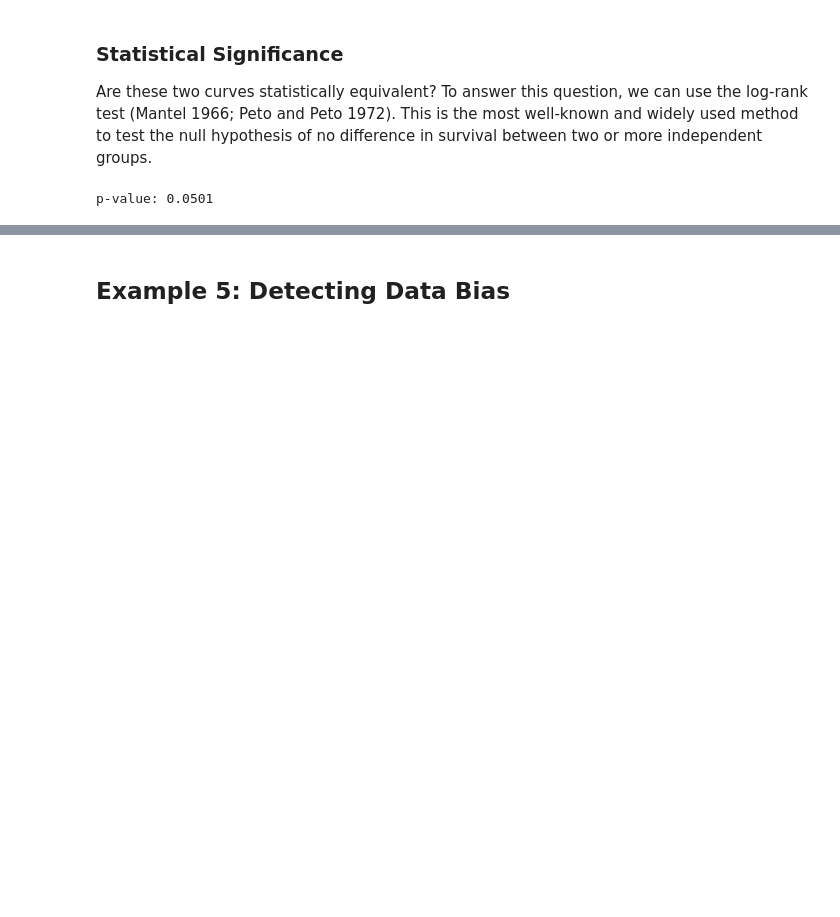
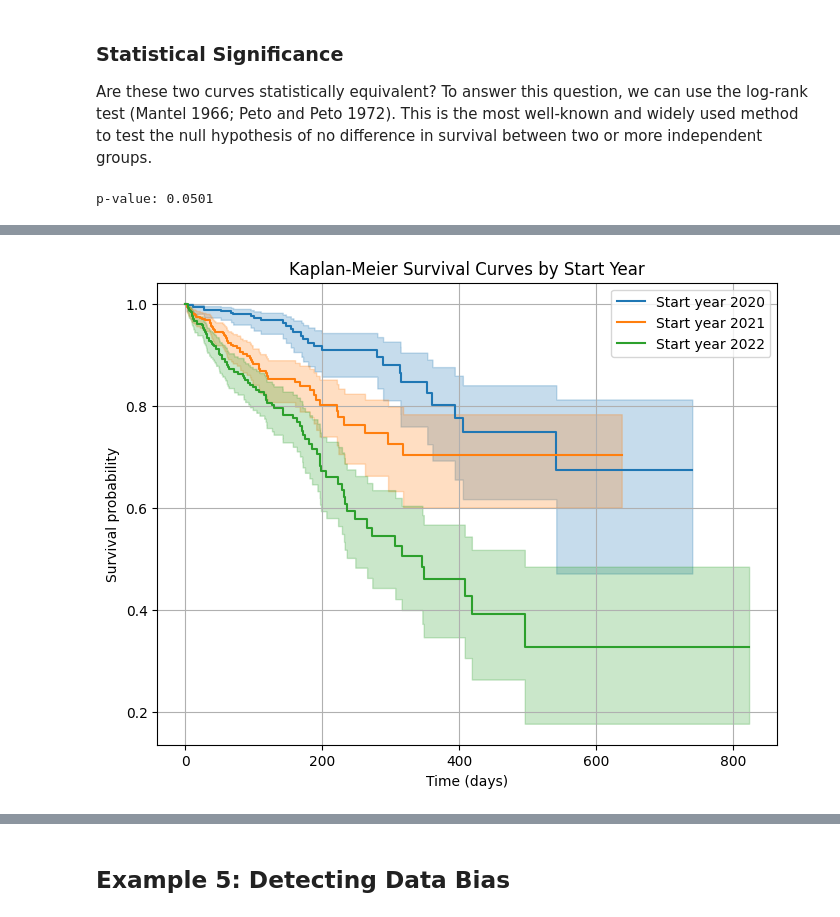
Before and after one commit to Senejohnny/hands-on-survival-analysis, a Jupyter notebook: _sources/descriptive.ipynb, the cells around one changed output, grey strips where cells are left out. Cells and saved outputs as stored; diff of their text form; code cells hidden in the pictures; blank space fills up the shorter version.

```diff
--- a/_sources/descriptive.ipynb
+++ b/_sources/descriptive.ipynb
@@ -206,0 +292,22 @@ Remarks:
+# %%
+# Plot Kaplan-Meier curves for different start years
+
+kmf = KaplanMeierFitter()
+plt.figure(figsize=(8, 6))
+
+for year in start_years:
+    mask = df['start_year'] == year
+    kmf.fit(
+        durations=df.loc[mask, 'time_to_churn'],
+        event_observed=df.loc[mask, 'churned'],
+        label=f'Start year {year}'
+    )
+    kmf.plot()
+
+plt.title('Kaplan-Meier Survival Curves by Start Year')
+plt.xlabel('Time (days)')
+plt.ylabel('Survival probability')
+plt.grid(True)
+plt.show()
+# %% [output]
+[figure, added]
```
Also changed, not shown: parts of 15 cells of this notebook, 20 other files.
